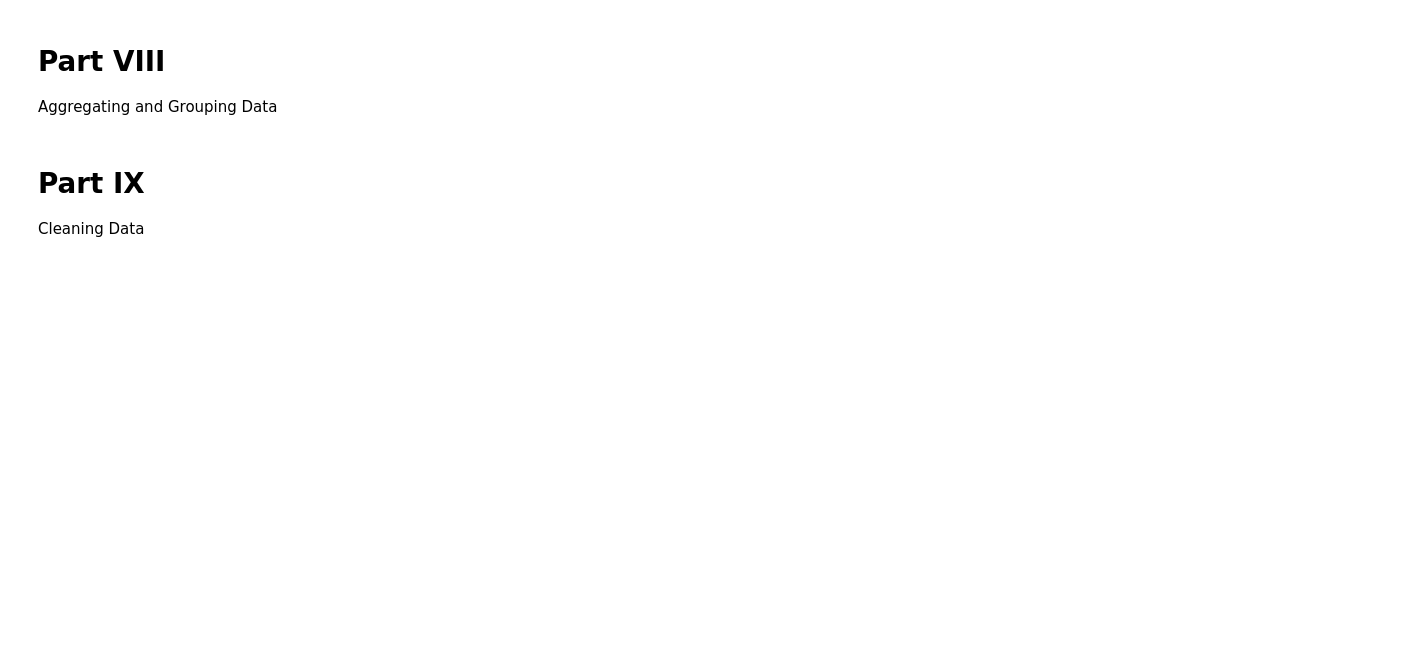
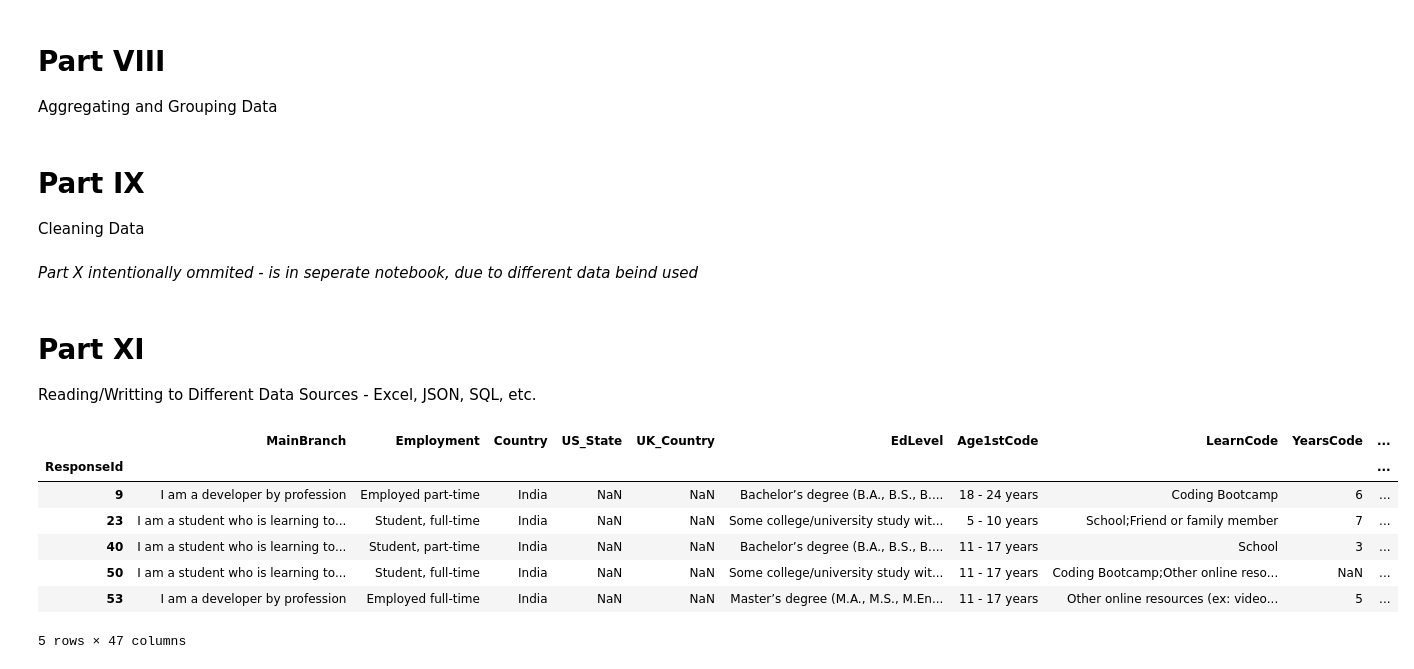
Before and after one commit to MKaczkow/bamboo, a Jupyter notebook: so_annual_survey.ipynb, the cells around one changed output. Cells and saved outputs as stored; diff of their text form; code cells hidden in the pictures; blank space fills up the shorter version.

```diff
--- a/so_annual_survey.ipynb
+++ b/so_annual_survey.ipynb
@@ -227,3 +227,21 @@ main_df['YearsCode'] = main_df['YearsCode'].astype(float)
 main_df['YearsCode'].mean()
 # %%
 main_df['YearsCode'].median()
+# %% [markdown]
+_Part X intentionally ommited - is in seperate notebook, due to different data beind used_
+# %% [markdown]
+# Part XI
+Reading/Writting to Different Data Sources - Excel, JSON, SQL, etc.
+# %%
+filt = (main_df['Country'] == 'India')
+india_df = main_df.loc[filt]
+india_df.head()
+# %% [output]
+|  | MainBranch | Employment | Country | US_State | UK_Country | EdLevel | Age1stCode | LearnCode | YearsCode | ... |
+| ResponseId |  |  |  |  |  |  |  |  |  | ... |
+| 9 | I am a developer by profession | Employed part-time | India | NaN | NaN | Bachelor’s degree (B.A., B.S., B.... | 18 - 24 years | Coding Bootcamp | 6 | ... |
+| 23 | I am a student who is learning to... | Student, full-time | India | NaN | NaN | Some college/university study wit... | 5 - 10 years | School;Friend or family member | 7 | ... |
+| 40 | I am a student who is learning to... | Student, part-time | India | NaN | NaN | Bachelor’s degree (B.A., B.S., B.... | 11 - 17 years | School | 3 | ... |
+| 50 | I am a student who is learning to... | Student, full-time | India | NaN | NaN | Some college/university study wit... | 11 - 17 years | Coding Bootcamp;Other online reso... | NaN | ... |
+| 53 | I am a developer by profession | Employed full-time | India | NaN | NaN | Master’s degree (M.A., M.S., M.En... | 11 - 17 years | Other online resources (ex: video... | 5 | ... |
+5 rows × 47 columns
```
Also changed, not shown: parts of 10 cells of this notebook, 2 other files.
